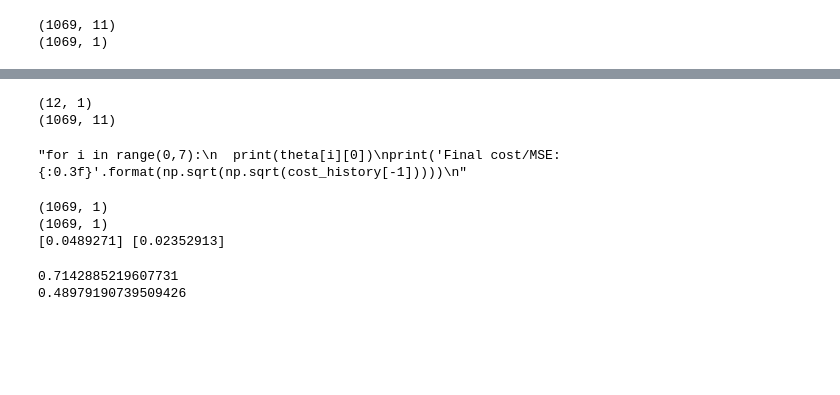
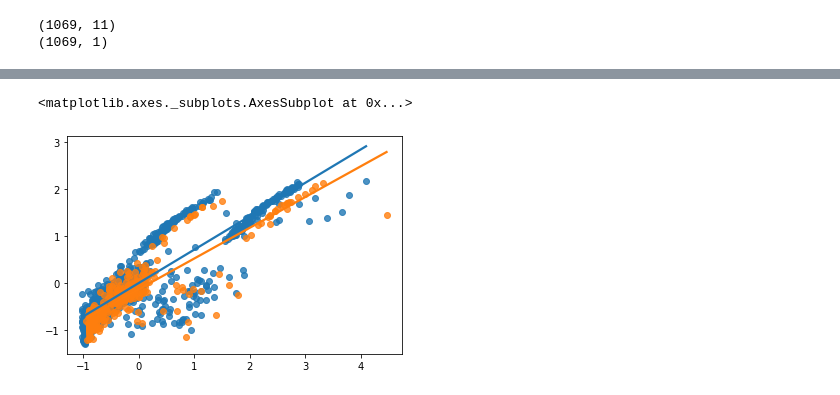
Before and after one commit to bmounikareddy98/Machine-learning-assignments, a Jupyter notebook: Copy_of_Multiple_linear_regression(gradient_descent).ipynb, the cells around one changed output, grey strips where cells are left out. Saved outputs shown, nothing was run; the diff lists cells and outputs as text; code cells hidden in the pictures; blank space fills up the shorter version.

```diff
--- a/Copy_of_Multiple_linear_regression(gradient_descent).ipynb
+++ b/Copy_of_Multiple_linear_regression(gradient_descent).ipynb
@@ -294,66 +278,9 @@ def stocashtic_gradient_descent(X,Y,theta,learning_rate=0.01,iterations=100):
-# %%
-lr =0.5
-n_iter = 100
-
-theta = np.random.randn(12,1)
-
-X_b = np.c_[np.ones((len(X_train),1)),X_train]
-theta,cost_history = stocashtic_gradient_descent(X_b,Y_train,theta,lr,n_iter)
-print(theta.shape)
-print(X_train.shape)
-
-sum=theta[0][0]
-y_pred= np.ones(Y_train.shape)
-for i in range(0, X_train.shape[0]):
-  sum+= theta[1][0]*X_train[i][0]+theta[2][0]*X_train[i][1]+theta[3][0]*X_train[i][2]+theta[4][0]*X_train[i][3]+theta[5][0]*X_train[i][4]+theta[6][0]*X_train[i][5]
-  y_pred[i][0]=sum;
-  sum=theta[0][0]
-
-
-
-
-#print('Theta0:          {:0.3f},\nTheta1:          {:0.3f}'.format(theta[0][0],theta[1][0],theta[2][0],theta[3][0],theta[4][0],theta[5][0],theta[6][0]))
-
-"""for i in range(0,7):
-  print(theta[i][0])
-print('Final cost/MSE:  {:0.3f}'.format(np.sqrt(np.sqrt(cost_history[-1]))))
-"""
-# %% [output]
-(12, 1)
-(1069, 11)
-"for i in range(0,7):\n  print(theta[i][0])\nprint('Final cost/MSE:  {:0.3f}'.format(np.sqrt(np.sqrt(cost_history[-1]))))\n"
-# %%
-"""s=(X_train.shape[0], 1)
-w0=np.ones(s)
-#X_new= w0
-#X_new= np.concatenate((w0,X_train))
-X_train = np.insert(X_train, 0, w0, axis=1)
-print(X_train.shape)
-#print(w0)
-s=(X_train.shape[0],1)
-ones=np.ones(s)
-X_train= np.concatenate((ones,X_train), axis=1)
-print(X_train.shape)"""
-print(Y_train.shape)
-print(y_pred.shape)
-print(y_pred[0], Y_train[0])
-#print(Y_train)
-# %% [output]
-(1069, 1)
-(1069, 1)
-[0.0489271] [0.02352913]
-# %%
-#y_train_predict=regressor.predict(X_test)\
-
-import sklearn.metrics
-import math
-mse = sklearn.metrics.mean_squared_error(Y_train, y_pred)
-
-rmse = math.sqrt(mse)
-#rmse = (np.sqrt(mean_squared_error(Y_test, y_test_predict)))
-r2t = r2_score(Y_train, y_pred)
-print(rmse)
-print(r2t)
-# %% [output]
-0.7142885219607731
-0.48979190739509426
+# %%
+import seaborn as sns
+
+#create scatterplot with regression line
+sns.regplot(Y_train, y_pred, ci=None)
+sns.regplot(Y_test, y_test_pred, ci=None)
+# %% [output]
+<matplotlib.axes._subplots.AxesSubplot at 0x...>
+[figure, added]
```
Also changed, not shown: parts of 12 cells of this notebook.
